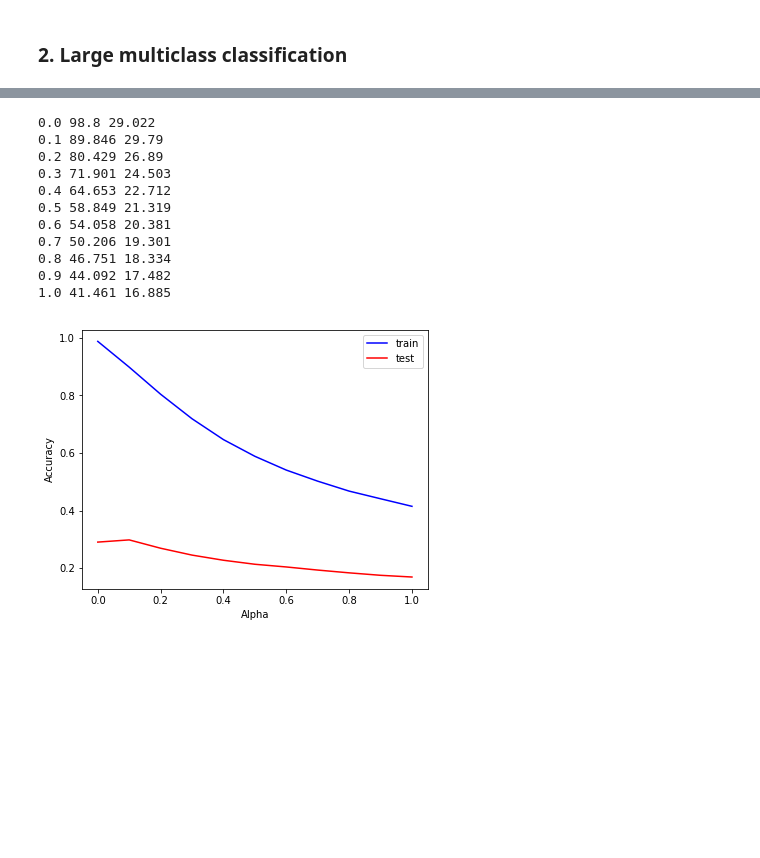
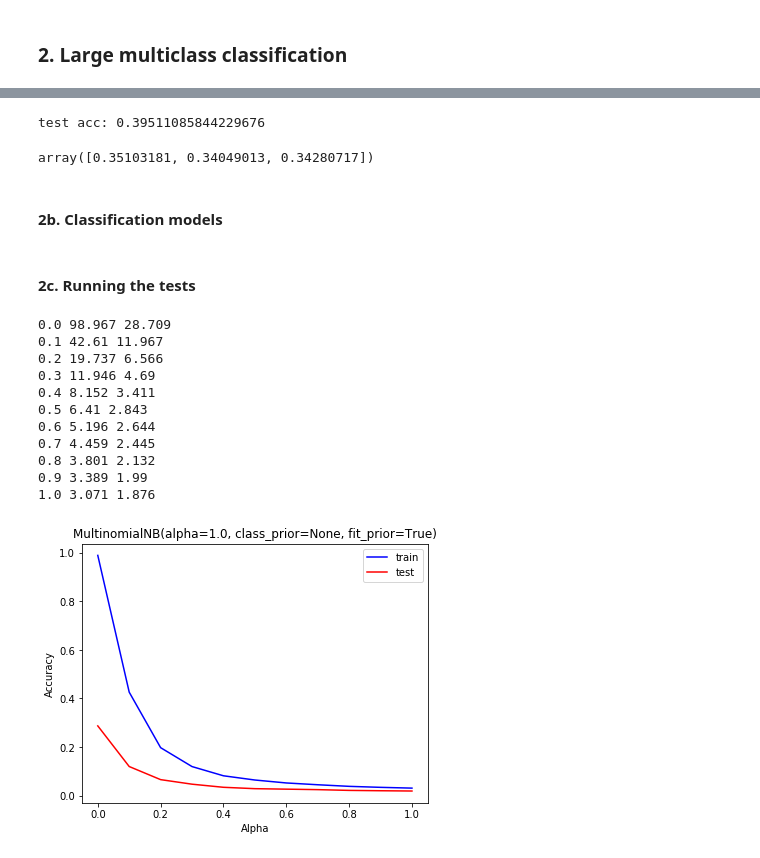
Before and after one commit to elenakhas/ProjectGutenberg-1, a Jupyter notebook: 3_ClassificationClustering/ProjectGutenberg_ModelingEvalutation.ipynb, the cells around one changed output, grey strips where cells are left out. Cells and saved outputs as stored; diff of their text form; code cells hidden in the pictures; blank space fills up the shorter version.

Commit message:
classification first draft

```diff
--- a/3_ClassificationClustering/ProjectGutenberg_ModelingEvalutation.ipynb
+++ b/3_ClassificationClustering/ProjectGutenberg_ModelingEvalutation.ipynb
@@ -300,14 +247,10 @@ Index(['authornum', 'concreteness', 'lemmas', 'ne_dates', 'ne_persons',
 ### 2. Large multiclass classification
 # %%
 def load_data(data_path = "./data", features='lemmas'):
-
+    '''
+    '''
     X_train, y_train = load_svmlight_file( data_path+'/train_'+features+".svmlight" )
     X_test, y_test = load_svmlight_file( data_path+'/test_'+features+".svmlight", n_features=X_train.shape[1] )
     # shape of test shouldn't matter here since we enforced it at the vectorising step above
 
     return X_train, y_train, X_test, y_test
-
-# Testing lemmas
-X_train, y_train, X_test, y_test = load_data( "./data", features='lemmas')
-print( "Train:", X_train.shape )
-print( "Test:", X_test.shape )
@@ -316,0 +288,9 @@ Test: (3518, 24854)
+# %%
+# scale with MaxAbsScaler, to retain sparsity strcuture. Hopefully it will speed up computation. Would allow us to include
+# concreteness score (which has negative values) in the featureset, but need to investigate (i) sensibility of our
+# earlier centering of the concreteness score about -2.5 and 2.5. And if so, does MaxAbsScale entirely negate that?
+
+mas = MaxAbsScaler()
+mas.fit(X_train)
+X_train_SS = mas.transform(X_train)
+X_test_SS = mas.transform(X_test)
@@ -316,0 +330,3 @@ Test: (3518, 24854)
+# %%
+logmodel= LogisticRegression()
+logmodel.fit(X_train_SS, y_train,)
@@ -317 +342,11 @@ Test: (3518, 24854)
+# %%
+print("test acc:", metrics.accuracy_score( y_test, logmodel.predict(X_test_SS) ))
+# %% [output]
+test acc: 0.39511085844229676
+# %%
+cross_val_score(logmodel, X_train_SS, y_train)
+# %% [output]
+array([0.35103181, 0.34049013, 0.34280717])
+# %% [markdown]
+#### 2b. Classification models
 # %%
@@ -355,19 +416,21 @@ def plot_tune_nb( train_acc, test_acc, alphas):
     ax.legend()
     ax.set_xlabel('Alpha')
     ax.set_ylabel('Accuracy')
+# %% [markdown]
+#### 2c. Running the tests
 # %%
-train_acc_uni, test_acc_uni, alphas = tune_nb(X_train, y_train, X_test, y_test )
-plot_tune_nb( train_acc_uni, test_acc_uni, alphas )
+train_acc_uni, test_acc_uni, tune_param, clf_name = tune_clf(X_train, y_train, X_test, y_test, classifier="m_nb" )
+plot_tune_clf( train_acc_uni, test_acc_uni, tune_param, clf_name )
 # %% [output]
-0.0 98.8 29.022
-0.1 89.846 29.79
-0.2 80.429 26.89
-0.3 71.901 24.503
-0.4 64.653 22.712
-0.5 58.849 21.319
-0.6 54.058 20.381
-0.7 50.206 19.301
-0.8 46.751 18.334
-0.9 44.092 17.482
-1.0 41.461 16.885
+0.0 98.967 28.709
+0.1 42.61 11.967
+0.2 19.737 6.566
+0.3 11.946 4.69
+0.4 8.152 3.411
+0.5 6.41 2.843
+0.6 5.196 2.644
+0.7 4.459 2.445
+0.8 3.801 2.132
+0.9 3.389 1.99
+1.0 3.071 1.876
-[figure, old version]
+[figure, new version]
```
Also changed, not shown: parts of 47 cells of this notebook, 10 other files.
